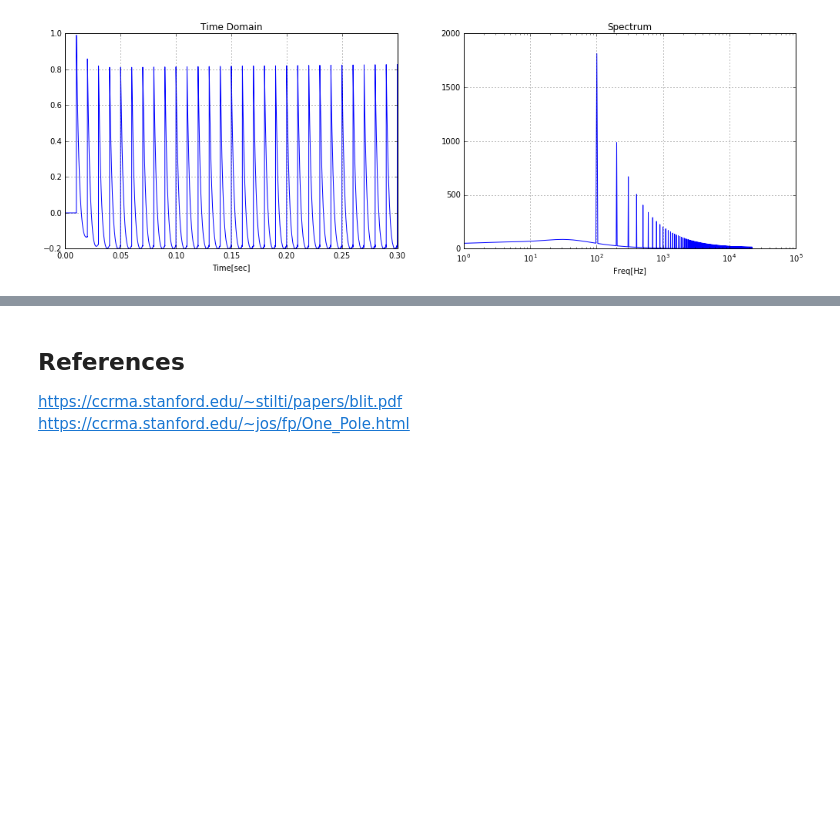
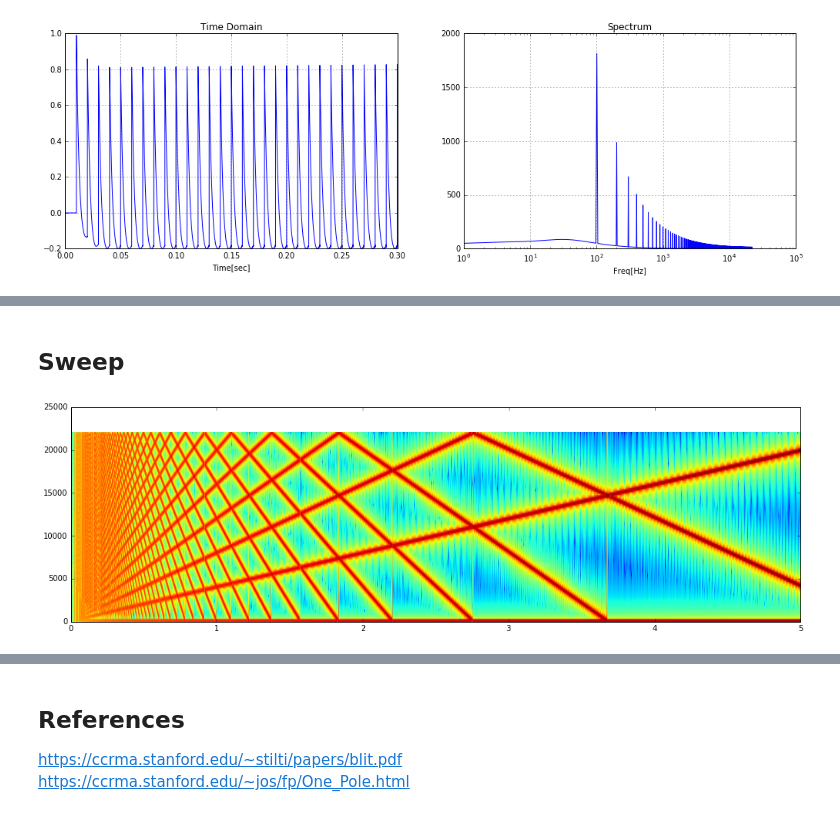
Before and after one commit to znibbles/01-advanced-synthesis-techniques, a Jupyter notebook: 01-BLIT.ipynb, the cells around one changed output, grey strips where cells are left out. Saved outputs shown, nothing was run; the diff lists cells and outputs as text; code cells hidden in the pictures; blank space fills up the shorter version.

Commit message:
Added sweep for BLIT, working specGram and ported faust standard Sawtooth to python

```diff
--- a/01-BLIT.ipynb
+++ b/01-BLIT.ipynb
@@ -219,3 +214,30 @@ tfPlot(saw, fs=fs)
 Audio(data=saw, rate=fs)
 # %% [output]
 [interactive output not drawn]
+# %% [markdown]
+## Sweep
+# %%
+T = 5 #sec
+fs = 44100. #Hz
+N = int(T*fs) #num Samples
+n = np.arange(N)+1 #sample Index
+t = n/fs #time
+freqSweep = np.linspace(20, 10000, N)
+
+Y = np.zeros_like(t)
+
+
+for i in range(N):
+    freq = freqSweep[i] #Hz
+    T1 = 1./freq #period in Seconds
+    Ts = 1./fs #sampling Period
+    P = T1/Ts # (1/freq)*fs
+    M = 2*np.floor(P/2.)+1 #Number of Harmonics
+    y = sampledSinc(i, M, P)
+    Y[i]=y
+
+plt.figure(figsize=[17,5])
+plt.specgram(Y, Fs=fs)
+plt.show()
+# %% [output]
+[figure, added]
```
Also changed, not shown: parts of 3 cells of this notebook, 1 other file.
